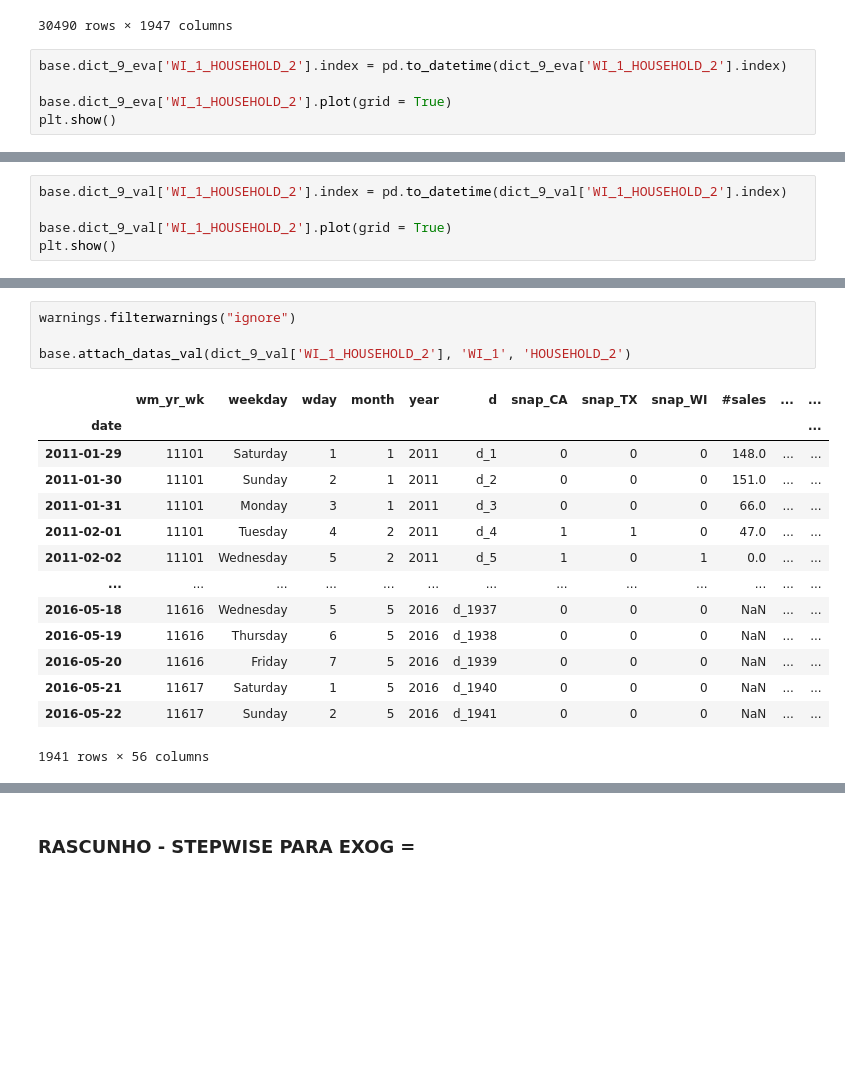
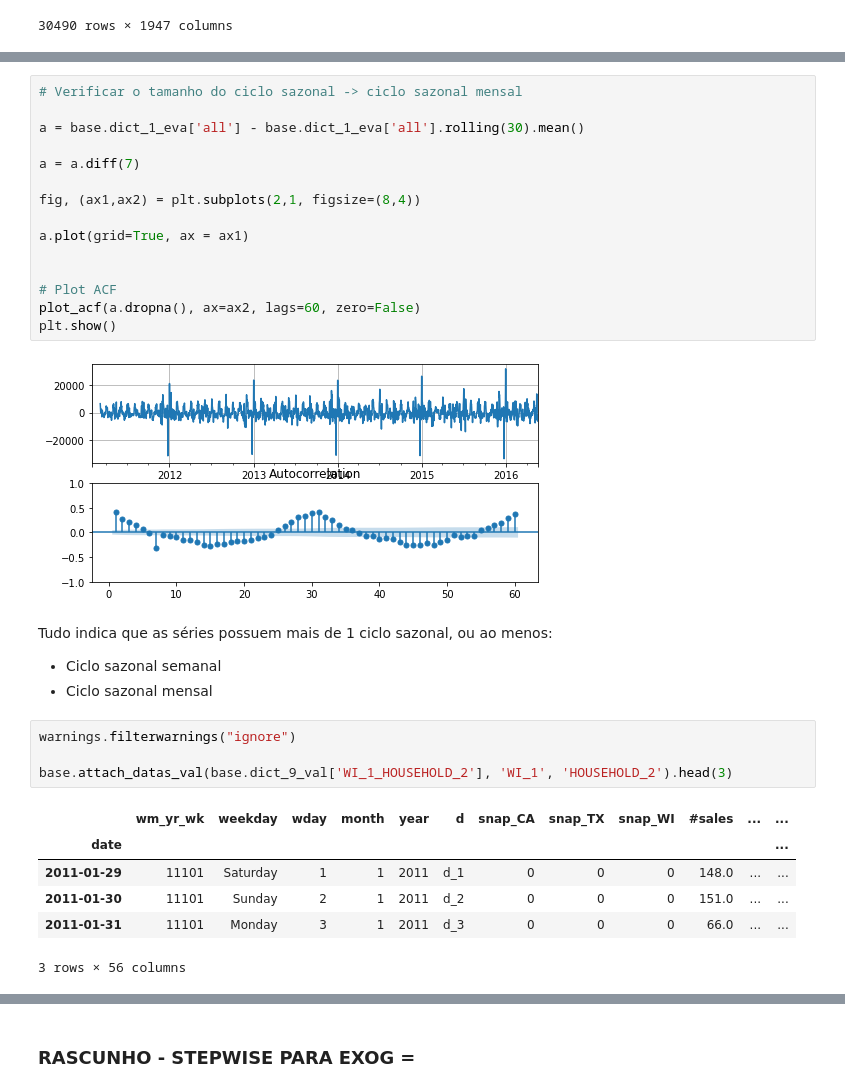
Before and after one commit to Faluhelyi/pibic_2021-2022, a Jupyter notebook: main.ipynb, the cells around one changed output, grey strips where cells are left out. Drawn from its saved outputs; the diff is of its cells as text; blank space fills up the shorter version.

```diff
--- a/main.ipynb
+++ b/main.ipynb
@@ -108,8 +112,3 @@ sales_train_eva
 | 30488 | FOODS_3_826_WI_3_evaluation | FOODS_3_826 | FOODS_3 | FOODS | WI_3 | WI | 0 | 0 | 0 | 0 | ... | ... |
 | 30489 | FOODS_3_827_WI_3_evaluation | FOODS_3_827 | FOODS_3 | FOODS | WI_3 | WI | 0 | 0 | 0 | 0 | ... | ... |
 30490 rows × 1947 columns
-# %%
-base.dict_9_eva['WI_1_HOUSEHOLD_2'].index = pd.to_datetime(dict_9_eva['WI_1_HOUSEHOLD_2'].index)
-
-base.dict_9_eva['WI_1_HOUSEHOLD_2'].plot(grid = True)
-plt.show()
@@ -118,5 +114,0 @@ plt.show()
-# %%
-base.dict_9_val['WI_1_HOUSEHOLD_2'].index = pd.to_datetime(dict_9_val['WI_1_HOUSEHOLD_2'].index)
-
-base.dict_9_val['WI_1_HOUSEHOLD_2'].plot(grid = True)
-plt.show()
@@ -125,20 +134,34 @@ plt.show()
+# %%
+# Verificar o tamanho do ciclo sazonal -> ciclo sazonal mensal
+
+a = base.dict_1_eva['all'] - base.dict_1_eva['all'].rolling(30).mean()
+
+a = a.diff(7)
+
+fig, (ax1,ax2) = plt.subplots(2,1, figsize=(8,4))
+
+a.plot(grid=True, ax = ax1)
+
+
+# Plot ACF
+plot_acf(a.dropna(), ax=ax2, lags=60, zero=False)
+plt.show()
+# %% [output]
+[figure, added]
+# %% [markdown]
+Tudo indica que as séries possuem mais de 1 ciclo sazonal, ou ao menos:
+
+* Ciclo sazonal semanal
+* Ciclo sazonal mensal
 # %%
 warnings.filterwarnings("ignore")
 
-base.attach_datas_val(dict_9_val['WI_1_HOUSEHOLD_2'], 'WI_1', 'HOUSEHOLD_2')
+base.attach_datas_val(base.dict_9_val['WI_1_HOUSEHOLD_2'], 'WI_1', 'HOUSEHOLD_2').head(3)
 # %% [output]
 |  | wm_yr_wk | weekday | wday | month | year | d | snap_CA | snap_TX | snap_WI | #sales | ... | ... |
 | date |  |  |  |  |  |  |  |  |  |  |  | ... |
 | 2011-01-29 | 11101 | Saturday | 1 | 1 | 2011 | d_1 | 0 | 0 | 0 | 148.0 | ... | ... |
 | 2011-01-30 | 11101 | Sunday | 2 | 1 | 2011 | d_2 | 0 | 0 | 0 | 151.0 | ... | ... |
 | 2011-01-31 | 11101 | Monday | 3 | 1 | 2011 | d_3 | 0 | 0 | 0 | 66.0 | ... | ... |
-| 2011-02-01 | 11101 | Tuesday | 4 | 2 | 2011 | d_4 | 1 | 1 | 0 | 47.0 | ... | ... |
-| 2011-02-02 | 11101 | Wednesday | 5 | 2 | 2011 | d_5 | 1 | 0 | 1 | 0.0 | ... | ... |
-| ... | ... | ... | ... | ... | ... | ... | ... | ... | ... | ... | ... | ... |
-| 2016-05-18 | 11616 | Wednesday | 5 | 5 | 2016 | d_1937 | 0 | 0 | 0 | NaN | ... | ... |
-| 2016-05-19 | 11616 | Thursday | 6 | 5 | 2016 | d_1938 | 0 | 0 | 0 | NaN | ... | ... |
-| 2016-05-20 | 11616 | Friday | 7 | 5 | 2016 | d_1939 | 0 | 0 | 0 | NaN | ... | ... |
-| 2016-05-21 | 11617 | Saturday | 1 | 5 | 2016 | d_1940 | 0 | 0 | 0 | NaN | ... | ... |
-| 2016-05-22 | 11617 | Sunday | 2 | 5 | 2016 | d_1941 | 0 | 0 | 0 | NaN | ... | ... |
-1941 rows × 56 columns
+3 rows × 56 columns
 # %%
```
Also changed, not shown: parts of 28 cells of this notebook, 1 other file.
